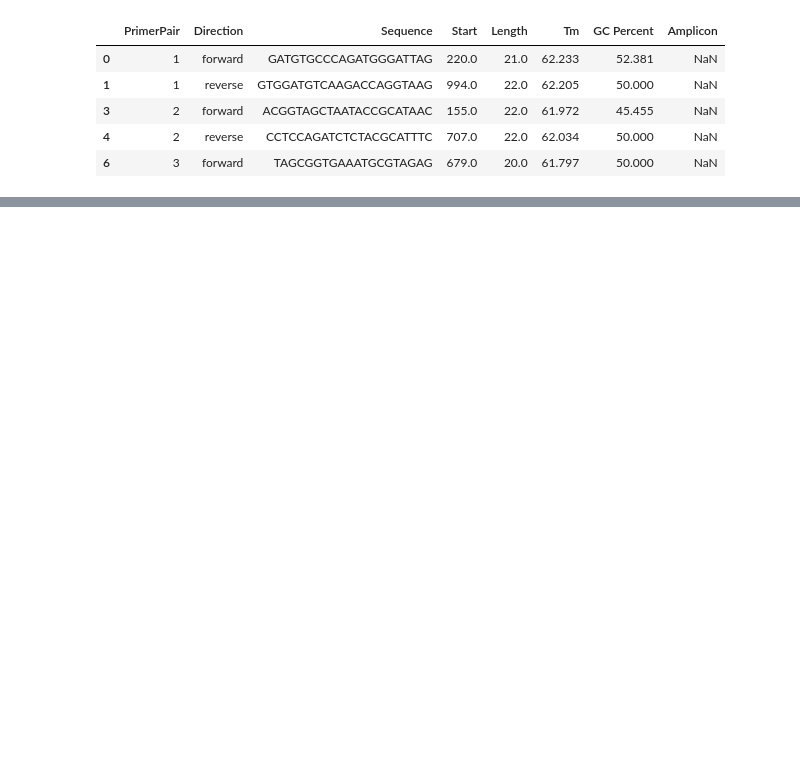
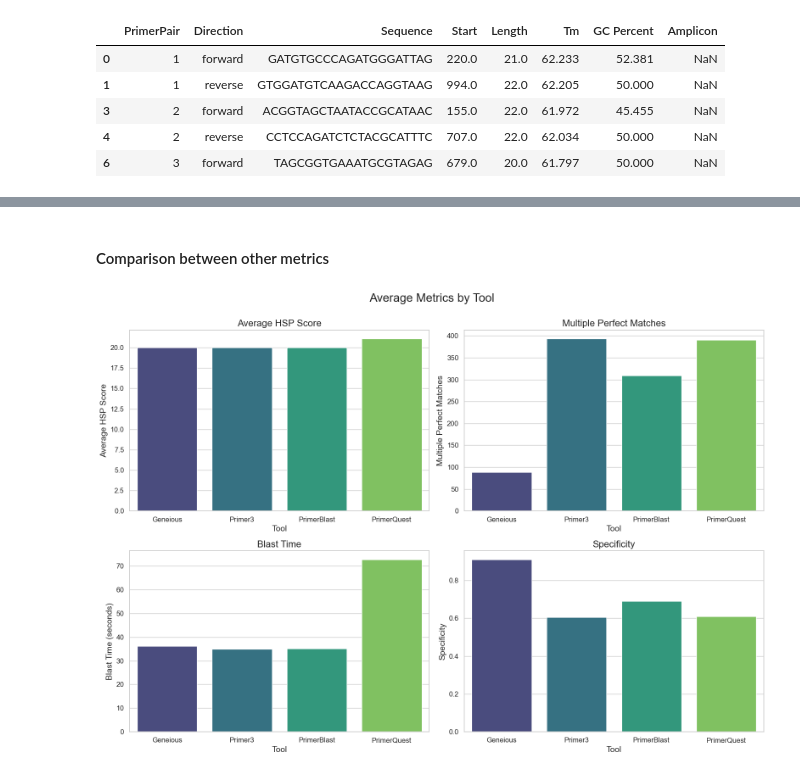
Before and after one commit to Zephyr709/3550-Bioinformatics, a Jupyter notebook: project/primerAnalysis.ipynb, the cells around one changed output, grey strips where cells are left out. Drawn from its saved outputs; the diff is of its cells as text; code cells hidden in the pictures; blank space fills up the shorter version.

```diff
--- a/project/primerAnalysis.ipynb
+++ b/project/primerAnalysis.ipynb
@@ -387,0 +1079,43 @@ groupData['PrimerQuest'].head()
+# %% [markdown]
+#### Comparison between other metrics
+# %%
+
+
+# Calculate the average of each metric grouped by 'Tool'
+avg_metrics = combined_df.groupby('Tool')[['AverageHSPScore', 'MultiplePerfectMatches', 'BlastTime', 'Specificity']].mean().reset_index()
+
+
+# Create subplots: 2 rows x 2 columns
+fig, axes = plt.subplots(2, 2, figsize=(16, 12))
+fig.suptitle('Average Metrics by Tool', fontsize=20, y=0.95)
+
+# Plot configurations
+metrics = {
+    'AverageHSPScore': {'title': 'Average HSP Score', 'ylabel': 'Average HSP Score'},
+    'MultiplePerfectMatches': {'title': 'Multiple Perfect Matches', 'ylabel': 'Multiple Perfect Matches'},
+    'BlastTime': {'title': 'Blast Time', 'ylabel': 'Blast Time (seconds)'},
+    'Specificity': {'title': 'Specificity', 'ylabel': 'Specificity'}
+}
+
+# Flatten axes for easy iteration
+axes = axes.flatten()
+
+for idx, (metric, props) in enumerate(metrics.items()):
+    sns.barplot(
+        ax=axes[idx],
+        x='Tool',
+        y=metric,
+        data=avg_metrics,
+        palette='viridis',
+        hue='Tool'
+    )
+    axes[idx].set_title(props['title'], fontsize=16)
+    axes[idx].set_xlabel('Tool', fontsize=14)
+    axes[idx].set_ylabel(props['ylabel'], fontsize=14)
+    axes[idx].tick_params(axis='both', which='major', labelsize=12)
+
+# Adjust layout
+plt.tight_layout(rect=[0, 0.03, 1, 0.95])
+plt.show()
+# %% [output]
+[figure, added]
```
Also changed, not shown: parts of 41 cells of this notebook.
